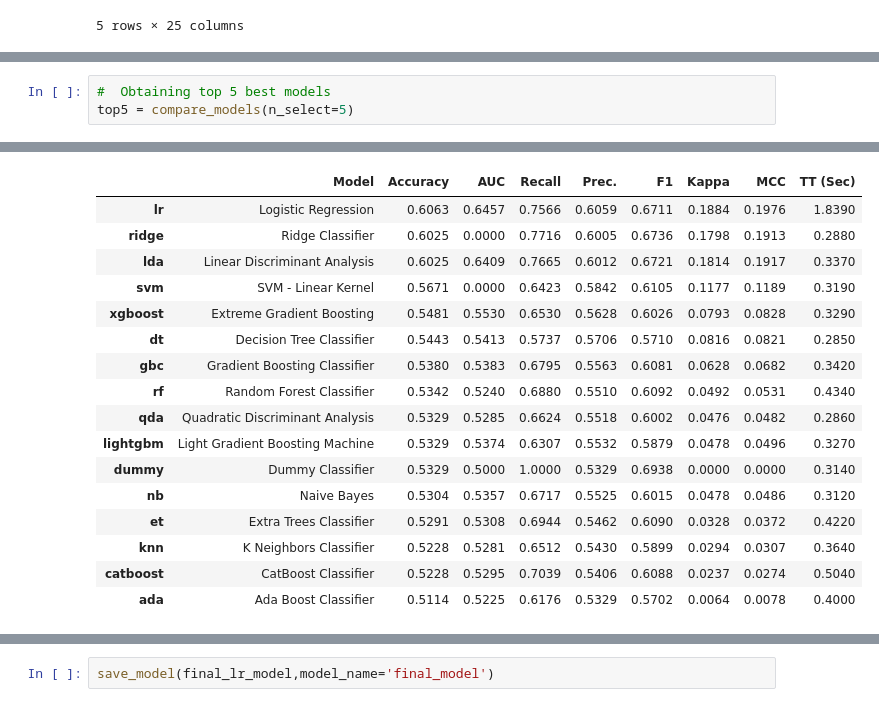
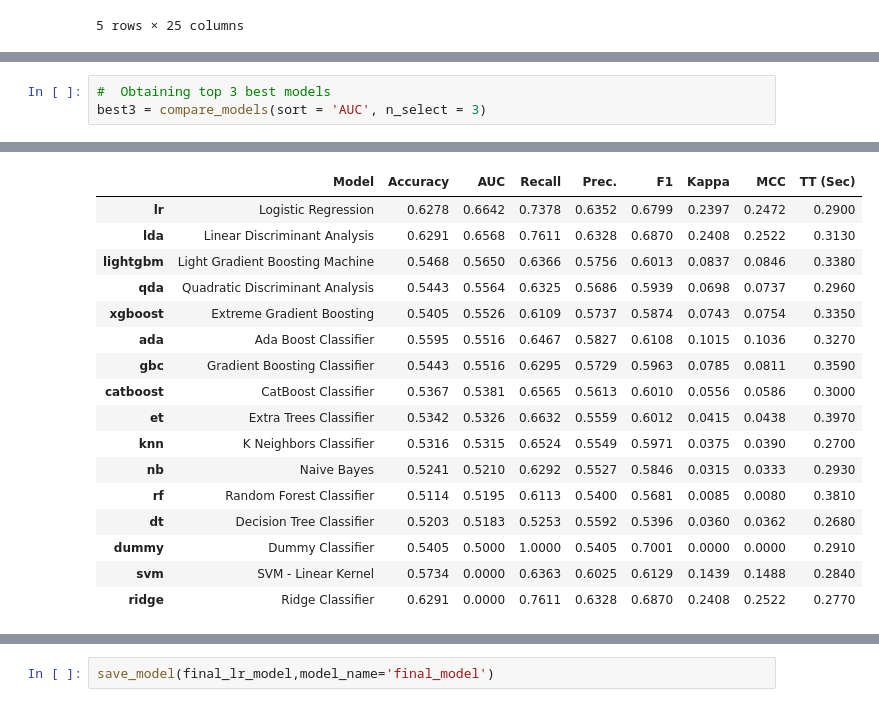
Before and after one commit to jdolinsky/project_4, a Jupyter notebook: pycaret_model.ipynb, the cells around one changed output, grey strips where cells are left out. Saved outputs shown, nothing was run; the diff lists cells and outputs as text.

Commit message:
Final code for the model

```diff
--- a/pycaret_model.ipynb
+++ b/pycaret_model.ipynb
@@ -274,23 +274,23 @@ s = setup(diffs, target='target', fold_strategy='timeseries', ignore_features= [
 # %%
-#  Obtaining top 5 best models
-top5 = compare_models(n_select=5)
+#  Obtaining top 3 best models
+best3 = compare_models(sort = 'AUC', n_select = 3)
 # %% [output]
 [interactive output not drawn]
 |  | Model | Accuracy | AUC | Recall | Prec. | F1 | Kappa | MCC | TT (Sec) |
-| lr | Logistic Regression | 0.6063 | 0.6457 | 0.7566 | 0.6059 | 0.6711 | 0.1884 | 0.1976 | 1.8390 |
-| ridge | Ridge Classifier | 0.6025 | 0.0000 | 0.7716 | 0.6005 | 0.6736 | 0.1798 | 0.1913 | 0.2880 |
-| lda | Linear Discriminant Analysis | 0.6025 | 0.6409 | 0.7665 | 0.6012 | 0.6721 | 0.1814 | 0.1917 | 0.3370 |
-| svm | SVM - Linear Kernel | 0.5671 | 0.0000 | 0.6423 | 0.5842 | 0.6105 | 0.1177 | 0.1189 | 0.3190 |
-| xgboost | Extreme Gradient Boosting | 0.5481 | 0.5530 | 0.6530 | 0.5628 | 0.6026 | 0.0793 | 0.0828 | 0.3290 |
-| dt | Decision Tree Classifier | 0.5443 | 0.5413 | 0.5737 | 0.5706 | 0.5710 | 0.0816 | 0.0821 | 0.2850 |
-| gbc | Gradient Boosting Classifier | 0.5380 | 0.5383 | 0.6795 | 0.5563 | 0.6081 | 0.0628 | 0.0682 | 0.3420 |
-| rf | Random Forest Classifier | 0.5342 | 0.5240 | 0.6880 | 0.5510 | 0.6092 | 0.0492 | 0.0531 | 0.4340 |
-| qda | Quadratic Discriminant Analysis | 0.5329 | 0.5285 | 0.6624 | 0.5518 | 0.6002 | 0.0476 | 0.0482 | 0.2860 |
-| lightgbm | Light Gradient Boosting Machine | 0.5329 | 0.5374 | 0.6307 | 0.5532 | 0.5879 | 0.0478 | 0.0496 | 0.3270 |
-| dummy | Dummy Classifier | 0.5329 | 0.5000 | 1.0000 | 0.5329 | 0.6938 | 0.0000 | 0.0000 | 0.3140 |
-| nb | Naive Bayes | 0.5304 | 0.5357 | 0.6717 | 0.5525 | 0.6015 | 0.0478 | 0.0486 | 0.3120 |
-| et | Extra Trees Classifier | 0.5291 | 0.5308 | 0.6944 | 0.5462 | 0.6090 | 0.0328 | 0.0372 | 0.4220 |
-| knn | K Neighbors Classifier | 0.5228 | 0.5281 | 0.6512 | 0.5430 | 0.5899 | 0.0294 | 0.0307 | 0.3640 |
-| catboost | CatBoost Classifier | 0.5228 | 0.5295 | 0.7039 | 0.5406 | 0.6088 | 0.0237 | 0.0274 | 0.5040 |
-| ada | Ada Boost Classifier | 0.5114 | 0.5225 | 0.6176 | 0.5329 | 0.5702 | 0.0064 | 0.0078 | 0.4000 |
+| lr | Logistic Regression | 0.6278 | 0.6642 | 0.7378 | 0.6352 | 0.6799 | 0.2397 | 0.2472 | 0.2900 |
+| lda | Linear Discriminant Analysis | 0.6291 | 0.6568 | 0.7611 | 0.6328 | 0.6870 | 0.2408 | 0.2522 | 0.3130 |
+| lightgbm | Light Gradient Boosting Machine | 0.5468 | 0.5650 | 0.6366 | 0.5756 | 0.6013 | 0.0837 | 0.0846 | 0.3380 |
+| qda | Quadratic Discriminant Analysis | 0.5443 | 0.5564 | 0.6325 | 0.5686 | 0.5939 | 0.0698 | 0.0737 | 0.2960 |
+| xgboost | Extreme Gradient Boosting | 0.5405 | 0.5526 | 0.6109 | 0.5737 | 0.5874 | 0.0743 | 0.0754 | 0.3350 |
+| ada | Ada Boost Classifier | 0.5595 | 0.5516 | 0.6467 | 0.5827 | 0.6108 | 0.1015 | 0.1036 | 0.3270 |
+| gbc | Gradient Boosting Classifier | 0.5443 | 0.5516 | 0.6295 | 0.5729 | 0.5963 | 0.0785 | 0.0811 | 0.3590 |
+| catboost | CatBoost Classifier | 0.5367 | 0.5381 | 0.6565 | 0.5613 | 0.6010 | 0.0556 | 0.0586 | 0.3000 |
+| et | Extra Trees Classifier | 0.5342 | 0.5326 | 0.6632 | 0.5559 | 0.6012 | 0.0415 | 0.0438 | 0.3970 |
+| knn | K Neighbors Classifier | 0.5316 | 0.5315 | 0.6524 | 0.5549 | 0.5971 | 0.0375 | 0.0390 | 0.2700 |
+| nb | Naive Bayes | 0.5241 | 0.5210 | 0.6292 | 0.5527 | 0.5846 | 0.0315 | 0.0333 | 0.2930 |
+| rf | Random Forest Classifier | 0.5114 | 0.5195 | 0.6113 | 0.5400 | 0.5681 | 0.0085 | 0.0080 | 0.3810 |
+| dt | Decision Tree Classifier | 0.5203 | 0.5183 | 0.5253 | 0.5592 | 0.5396 | 0.0360 | 0.0362 | 0.2680 |
+| dummy | Dummy Classifier | 0.5405 | 0.5000 | 1.0000 | 0.5405 | 0.7001 | 0.0000 | 0.0000 | 0.2910 |
+| svm | SVM - Linear Kernel | 0.5734 | 0.0000 | 0.6363 | 0.6025 | 0.6129 | 0.1439 | 0.1488 | 0.2840 |
+| ridge | Ridge Classifier | 0.6291 | 0.0000 | 0.7611 | 0.6328 | 0.6870 | 0.2408 | 0.2522 | 0.2770 |
 [interactive output not drawn]
```
Also changed, not shown: parts of 22 cells of this notebook.
